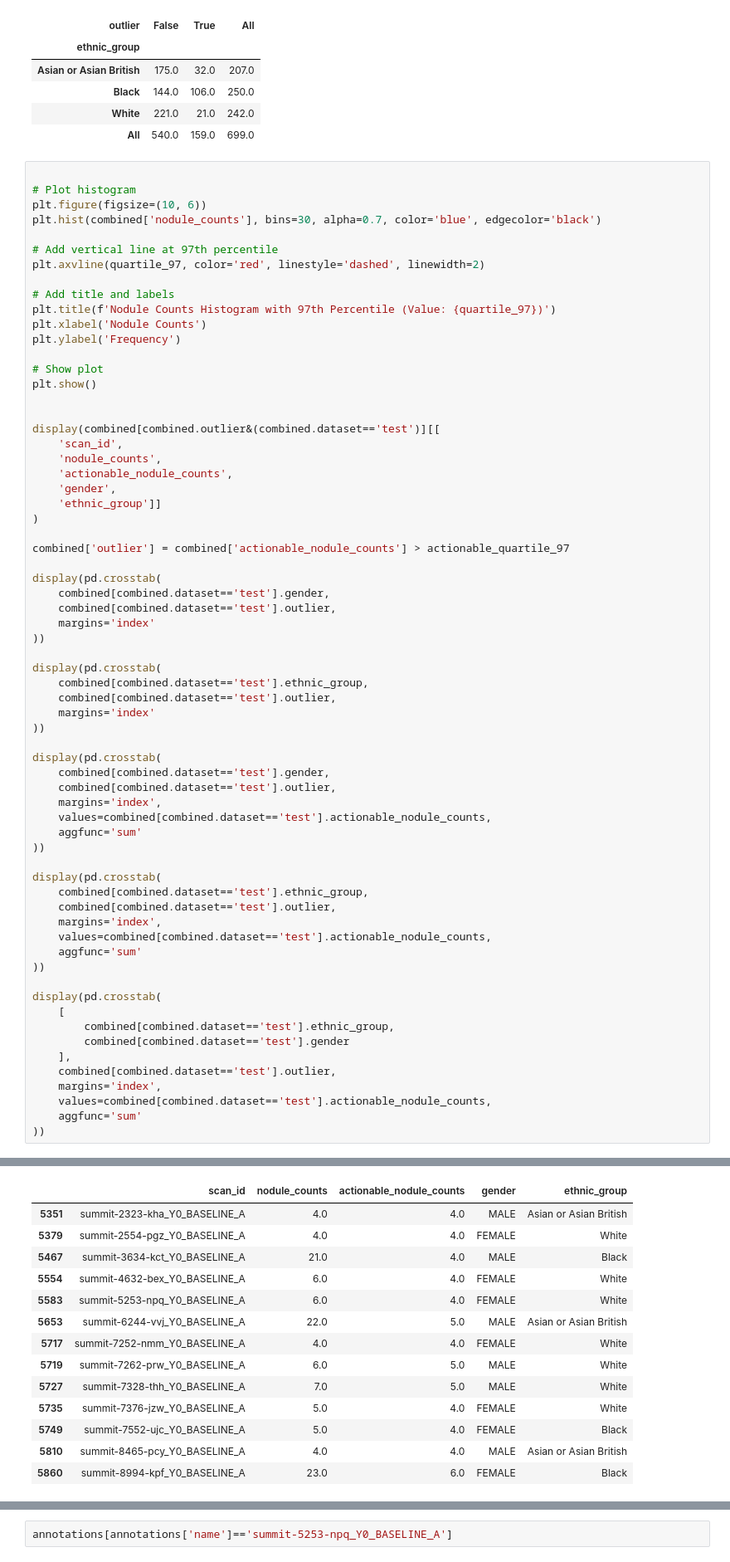
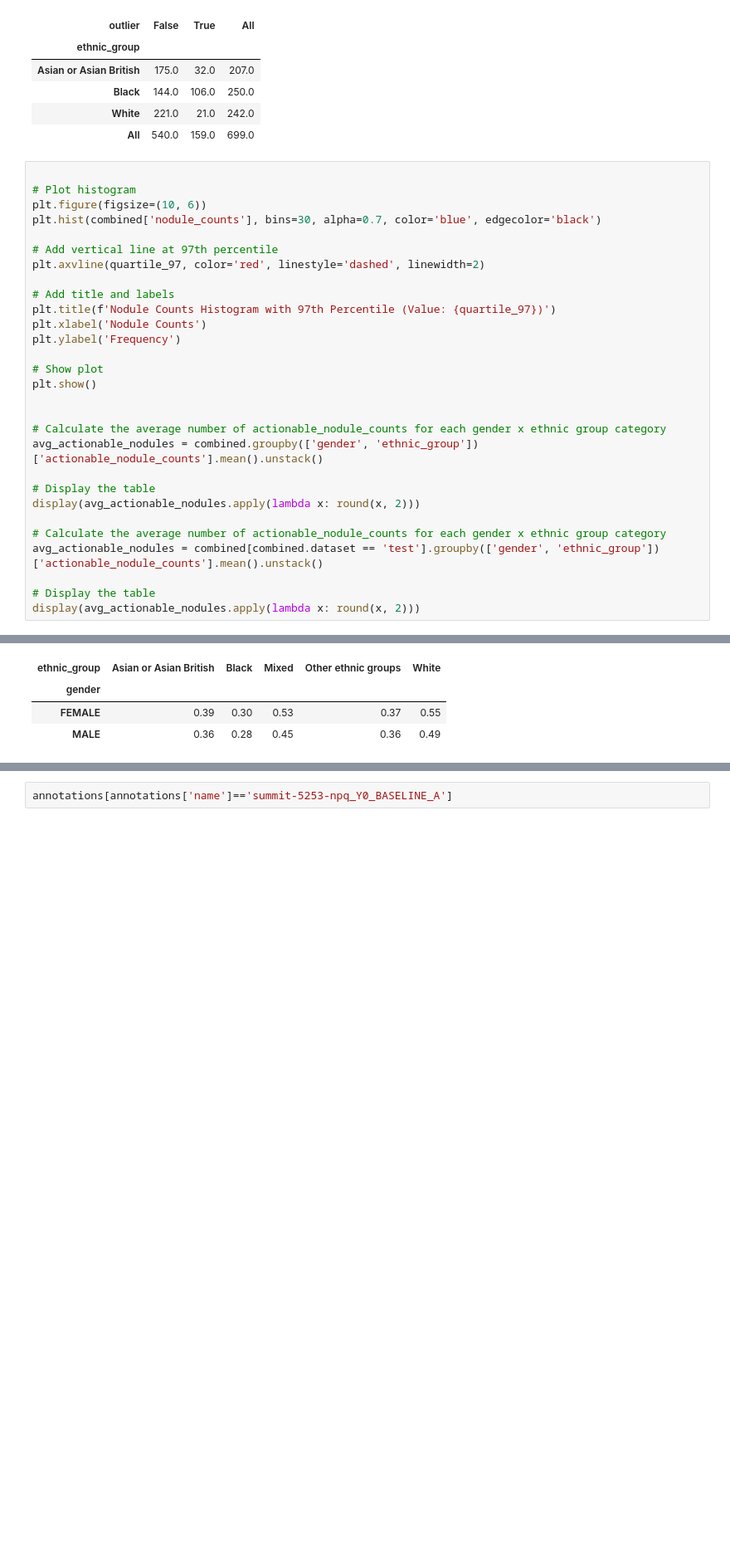
Before and after one commit to johnmccabe44/fairness-in-nodule-detection, a Jupyter notebook: workflows/prototype.ipynb, the cells around one changed output, grey strips where cells are left out. Shown at 83% size. Saved outputs shown, nothing was run; the diff lists cells and outputs as text; blank space fills up the shorter version.

Commit message:
Nodule count influence on froc score 2

```diff
--- a/workflows/prototype.ipynb
+++ b/workflows/prototype.ipynb
@@ -298,82 +298,35 @@ display(pd.crosstab(
 # %%
 
 # Plot histogram
 plt.figure(figsize=(10, 6))
 plt.hist(combined['nodule_counts'], bins=30, alpha=0.7, color='blue', edgecolor='black')
 
 # Add vertical line at 97th percentile
 plt.axvline(quartile_97, color='red', linestyle='dashed', linewidth=2)
 
 # Add title and labels
 plt.title(f'Nodule Counts Histogram with 97th Percentile (Value: {quartile_97})')
 plt.xlabel('Nodule Counts')
 plt.ylabel('Frequency')
 
 # Show plot
 plt.show()
 
 
-display(combined[combined.outlier&(combined.dataset=='test')][[
-    'scan_id',
-    'nodule_counts',
-    'actionable_nodule_counts',
-    'gender',
-    'ethnic_group']]
-)
+# Calculate the average number of actionable_nodule_counts for each gender x ethnic group category
+avg_actionable_nodules = combined.groupby(['gender', 'ethnic_group'])['actionable_nodule_counts'].mean().unstack()
 
-combined['outlier'] = combined['actionable_nodule_counts'] > actionable_quartile_97
+# Display the table
+display(avg_actionable_nodules.apply(lambda x: round(x, 2)))
 
-display(pd.crosstab(
-    combined[combined.dataset=='test'].gender,
-    combined[combined.dataset=='test'].outlier,
-    margins='index'
-))
+# Calculate the average number of actionable_nodule_counts for each gender x ethnic group category
+avg_actionable_nodules = combined[combined.dataset == 'test'].groupby(['gender', 'ethnic_group'])['actionable_nodule_counts'].mean().unstack()
 
-display(pd.crosstab(
-    combined[combined.dataset=='test'].ethnic_group,
-    combined[combined.dataset=='test'].outlier,
-    margins='index'
-))
-
-display(pd.crosstab(
-    combined[combined.dataset=='test'].gender,
-    combined[combined.dataset=='test'].outlier,
-    margins='index',
-    values=combined[combined.dataset=='test'].actionable_nodule_counts,
-    aggfunc='sum'
-))
-
-display(pd.crosstab(
-    combined[combined.dataset=='test'].ethnic_group,
-    combined[combined.dataset=='test'].outlier,
-    margins='index',
-    values=combined[combined.dataset=='test'].actionable_nodule_counts,
-    aggfunc='sum'
-))
-
-display(pd.crosstab(
-    [
-        combined[combined.dataset=='test'].ethnic_group,
-        combined[combined.dataset=='test'].gender
-    ],
-    combined[combined.dataset=='test'].outlier,
-    margins='index',
-    values=combined[combined.dataset=='test'].actionable_nodule_counts,
-    aggfunc='sum'
-))
+# Display the table
+display(avg_actionable_nodules.apply(lambda x: round(x, 2)))
 # %% [output]
 [figure]
-|  | scan_id | nodule_counts | actionable_nodule_counts | gender | ethnic_group |
-| 5351 | summit-2323-kha_Y0_BASELINE_A | 4.0 | 4.0 | MALE | Asian or Asian British |
-| 5379 | summit-2554-pgz_Y0_BASELINE_A | 4.0 | 4.0 | FEMALE | White |
-| 5467 | summit-3634-kct_Y0_BASELINE_A | 21.0 | 4.0 | MALE | Black |
-| 5554 | summit-4632-bex_Y0_BASELINE_A | 6.0 | 4.0 | FEMALE | White |
-| 5583 | summit-5253-npq_Y0_BASELINE_A | 6.0 | 4.0 | FEMALE | White |
-| 5653 | summit-6244-vvj_Y0_BASELINE_A | 22.0 | 5.0 | MALE | Asian or Asian British |
-| 5717 | summit-7252-nmm_Y0_BASELINE_A | 4.0 | 4.0 | FEMALE | White |
-| 5719 | summit-7262-prw_Y0_BASELINE_A | 6.0 | 5.0 | MALE | White |
-| 5727 | summit-7328-thh_Y0_BASELINE_A | 7.0 | 5.0 | MALE | White |
-| 5735 | summit-7376-jzw_Y0_BASELINE_A | 5.0 | 4.0 | FEMALE | White |
-| 5749 | summit-7552-ujc_Y0_BASELINE_A | 5.0 | 4.0 | FEMALE | Black |
-| 5810 | summit-8465-pcy_Y0_BASELINE_A | 4.0 | 4.0 | MALE | Asian or Asian British |
-| 5860 | summit-8994-kpf_Y0_BASELINE_A | 23.0 | 6.0 | FEMALE | Black |
+| ethnic_group | Asian or Asian British | Black | Mixed | Other ethnic groups | White |
+| gender |  |  |  |  |  |
+| FEMALE | 0.39 | 0.30 | 0.53 | 0.37 | 0.55 |
+| MALE | 0.36 | 0.28 | 0.45 | 0.36 | 0.49 |
```
Also changed, not shown: parts of 2 cells of this notebook.
